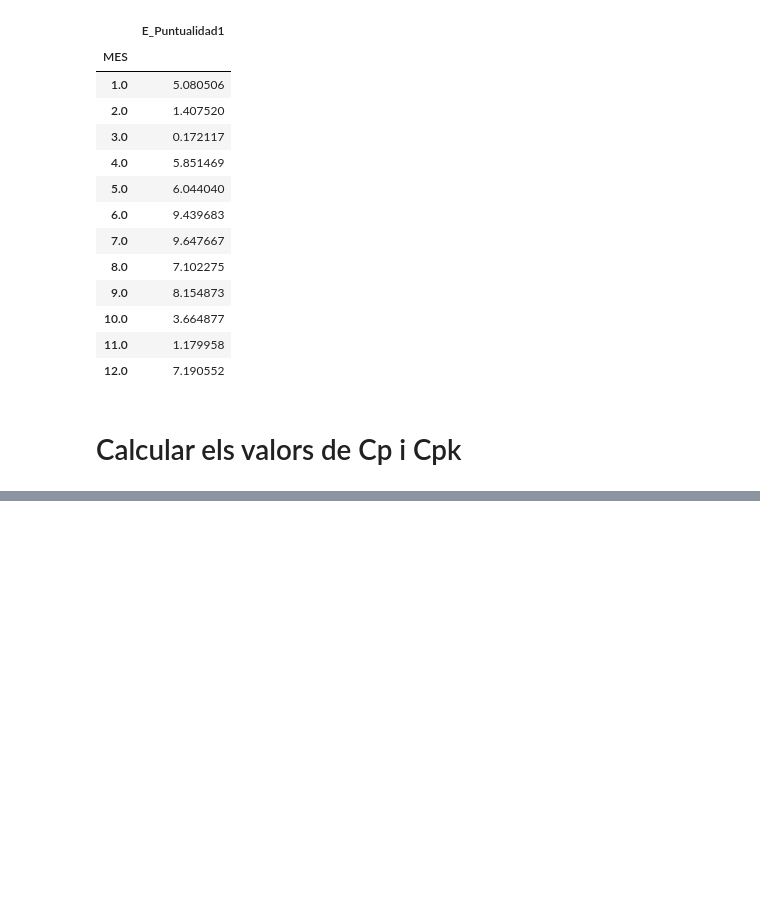
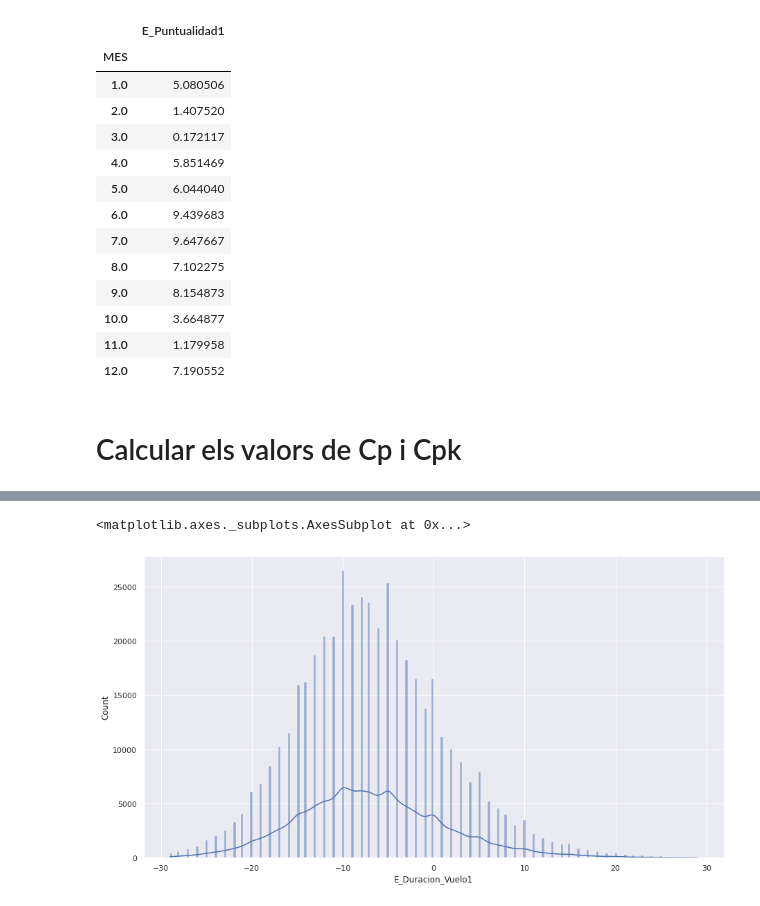
Before and after one commit to JMML2021/Entrega-projecte-final, a Jupyter notebook: Calculo_Ryainair2019ipynb.ipynb, the cells around one changed output, grey strips where cells are left out. Cells and saved outputs as stored; diff of their text form; code cells hidden in the pictures; blank space fills up the shorter version.

```diff
--- a/Calculo_Ryainair2019ipynb.ipynb
+++ b/Calculo_Ryainair2019ipynb.ipynb
@@ -673,0 +736,5 @@ df2['E_Puntualidad1'].std()
+# %%
+sns.histplot(data=  df_Errores['E_Duracion_Vuelo1'], kde= True)
+# %% [output]
+<matplotlib.axes._subplots.AxesSubplot at 0x...>
+[figure, added]
```
Also changed, not shown: parts of 16 cells of this notebook.
